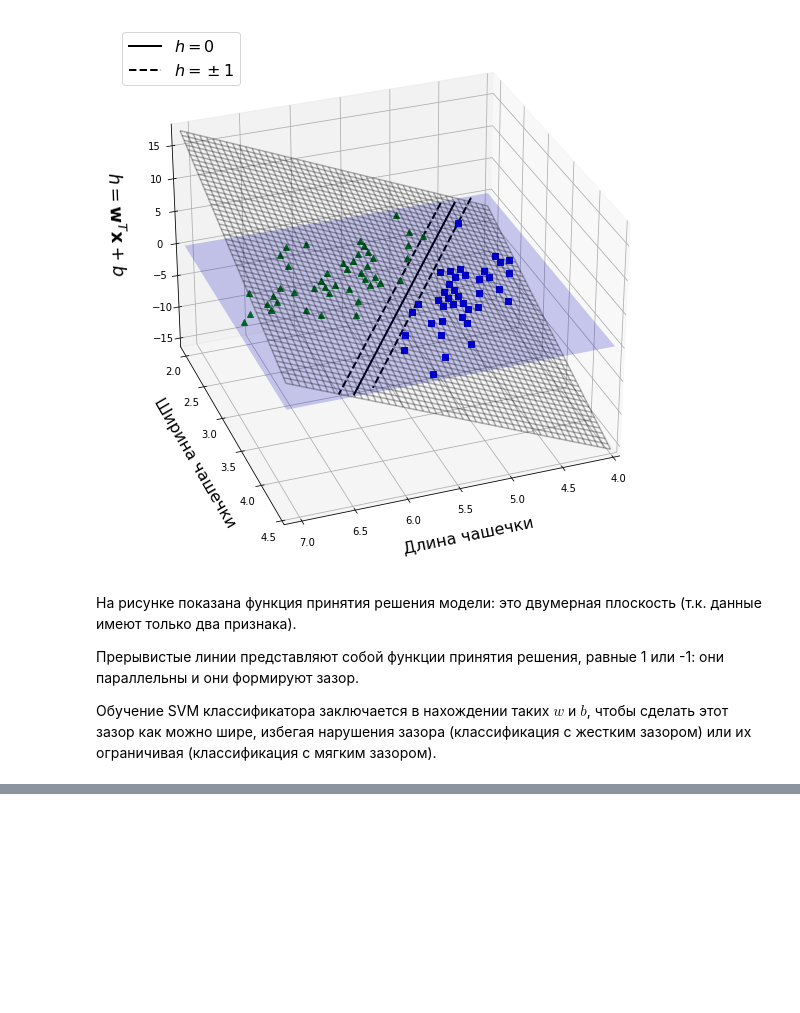
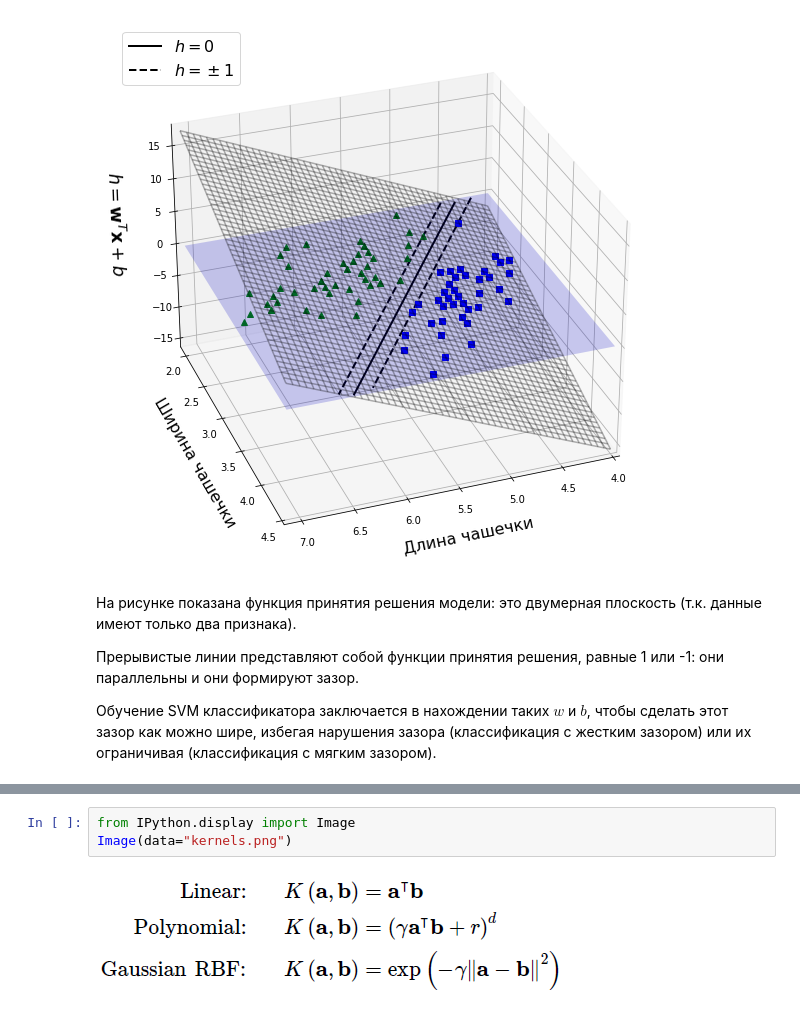
Before and after one commit to Lpshkn/Tutors, a Jupyter notebook: Practice/SVM/SVM.ipynb, the cells around one changed output, grey strips where cells are left out. Saved outputs shown, nothing was run; the diff lists cells and outputs as text; blank space fills up the shorter version.

```diff
--- a/Practice/SVM/SVM.ipynb
+++ b/Practice/SVM/SVM.ipynb
@@ -583,0 +675,5 @@ plt.show()
+# %%
+from IPython.display import Image
+Image(data="kernels.png")
+# %% [output]
+[figure, added]
```
Also changed, not shown: parts of 13 cells of this notebook, 2 other files.
